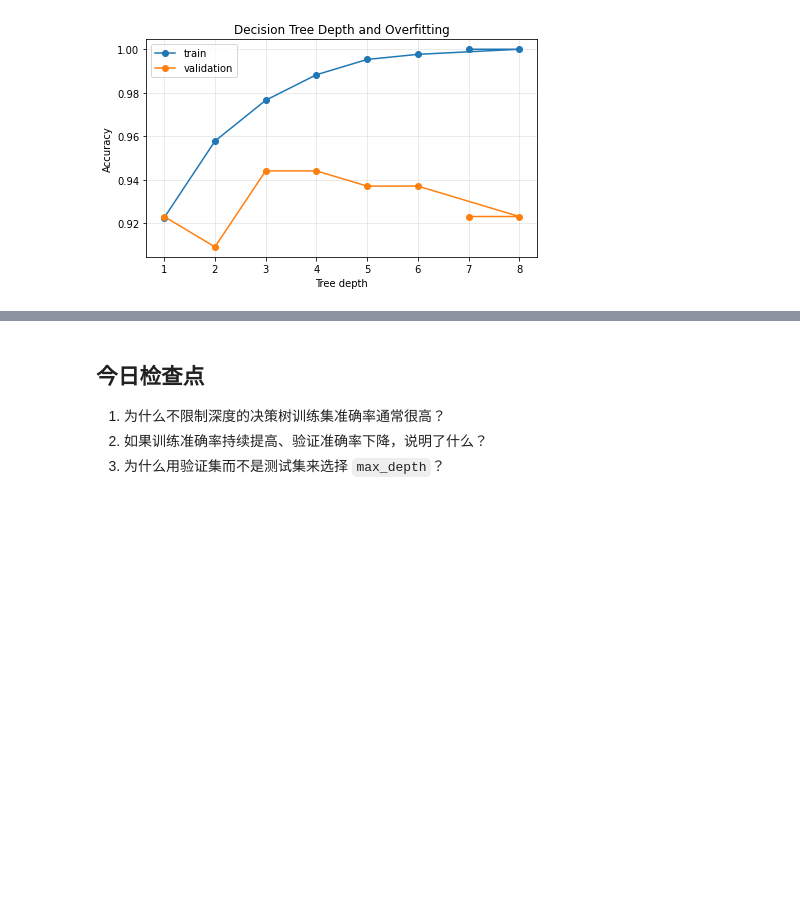
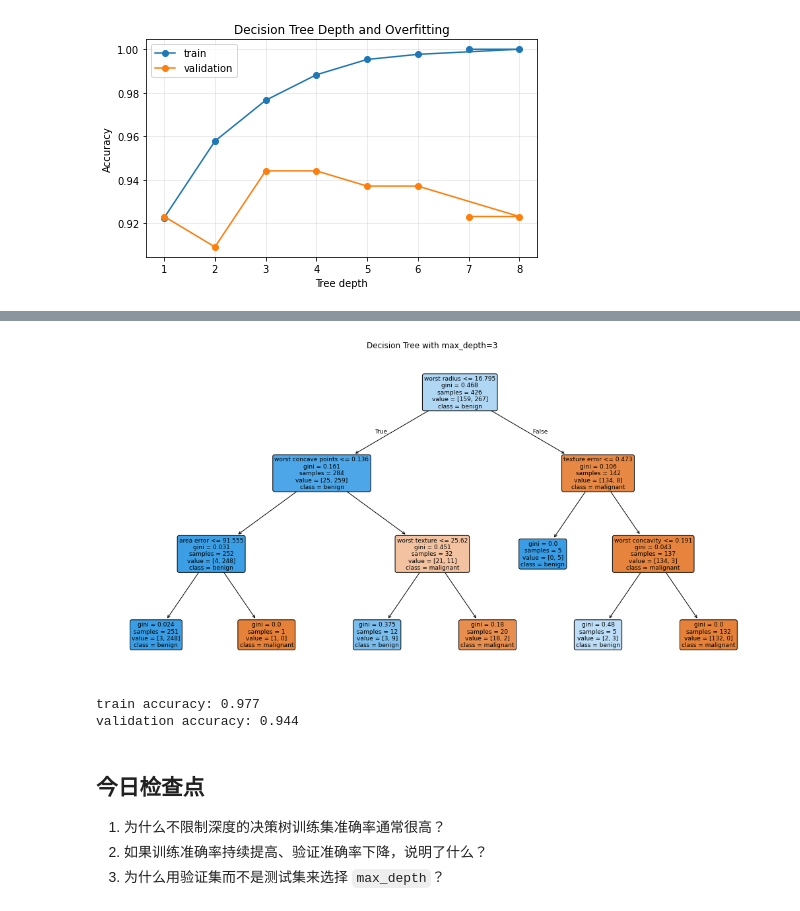
Before and after one commit to luoganzhi/algorithm-engineering-learning, a Jupyter notebook: notebooks/w6_决策树与过拟合.ipynb, the cells around one changed output, grey strips where cells are left out. Cells and saved outputs as stored; diff of their text form; code cells hidden in the pictures; blank space fills up the shorter version.

Commit message:
feat: add decision tree visualization lesson

```diff
--- a/notebooks/w6_决策树与过拟合.ipynb
+++ b/notebooks/w6_决策树与过拟合.ipynb
@@ -103,3 +109,25 @@ plt.show()
+# %%
+tree_depth_3 = DecisionTreeClassifier(max_depth=3, random_state=42)
+tree_depth_3.fit(X_train, y_train)
+
+plt.figure(figsize=(18, 9))
+plot_tree(
+    tree_depth_3,
+    feature_names=X.columns,
+    class_names=dataset.target_names,
+    filled=True,
+    rounded=True,
+    fontsize=9,
+)
+plt.title('Decision Tree with max_depth=3')
+plt.show()
+
+print('train accuracy:', round(accuracy_score(y_train, tree_depth_3.predict(X_train)), 3))
+print('validation accuracy:', round(accuracy_score(y_val, tree_depth_3.predict(X_val)), 3))
+# %% [output]
+[figure, added]
+train accuracy: 0.977
+validation accuracy: 0.944
 # %% [markdown]
 ## 今日检查点
 
```
Also changed, not shown: parts of 2 cells of this notebook, 2 other files.
